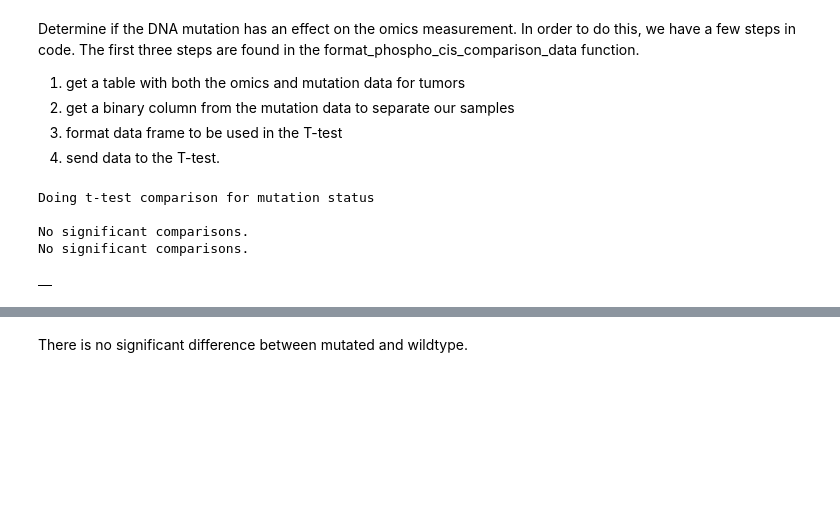
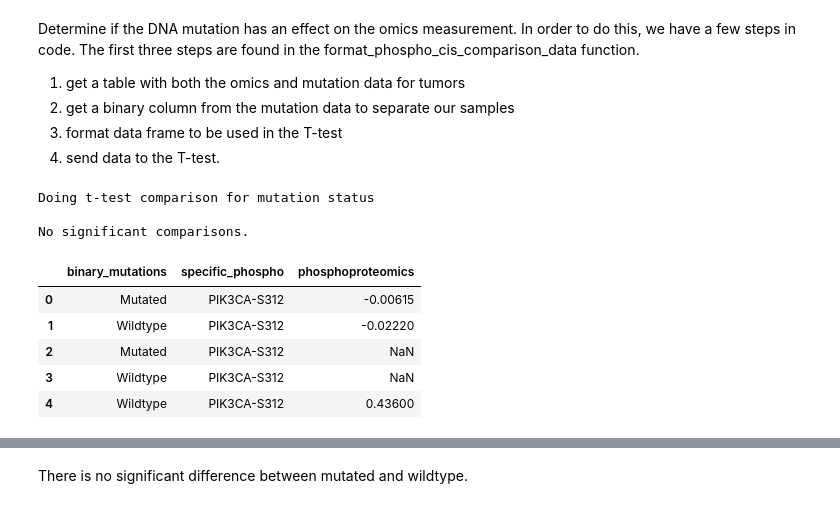
Before and after one commit to PayneLab/WhenMutationsMatter, a Jupyter notebook: Protein Notebooks/PIK3CA/PIK3CA_cis_phosphoproteomics .ipynb, the cells around one changed output, grey strips where cells are left out. Saved outputs shown, nothing was run; the diff lists cells and outputs as text; code cells hidden in the pictures; blank space fills up the shorter version.

```diff
--- a/Protein Notebooks/PIK3CA/PIK3CA_cis_phosphoproteomics .ipynb
+++ b/Protein Notebooks/PIK3CA/PIK3CA_cis_phosphoproteomics .ipynb
@@ -59,26 +59,6 @@ omics_and_mut['binary_mutations'] = omics_and_mut[gene+'_Mutation_Status'].apply
 
 # Step 3 - format for loop (only phospho)
 tumors = omics_and_mut.loc[omics_and_mut['Sample_Status'] == 'Tumor'] #drop Normal samples
-columns_to_drop = [gene+"_Mutation", gene+"_Location", gene+"_Mutation_Status", "Sample_Status", "binary_mutations"]
-only_phospho = tumors.drop(columns_to_drop, axis = 1)
+columns_to_drop = [gene+"_Mutation", gene+"_Location", gene+"_Mutation_Status", "Sample_Status"]
+binary_phospho = tumors.drop(columns_to_drop, axis = 1)
+only_phospho = binary_phospho.drop('binary_mutations', axis = 1)
-# %%
-print("Doing t-test comparison for mutation status\n")
-pval_df = pd.DataFrame()
-for col_label, content in only_phospho.items():
-    formatted_phospho_df = f.format_phospho_cis_comparison(en_object, 'phosphoproteomics', gene, col_label)
-
-    # check correctly formatted
-    check_binary = len(formatted_phospho_df['binary_mutations'].unique()) == 2
-    check_num_data = len(formatted_phospho_df.index) > 9 # (95 * .1) = 9.5
-    if check_num_data & check_binary:
-        omics_col_list = [col_label] #list of specific column label (for ttest)
-        significant_pval_results = al.wrap_ttest(formatted_phospho_df, 'binary_mutations', omics_col_list)
-        pval_df = pval_df.append(significant_pval_results, ignore_index = True)
-
-pval_df # print to see significant tests
-# %% [output]
-Doing t-test comparison for mutation status
-
-No significant comparisons.
-No significant comparisons.
-|  |
@@ -95,3 +65,28 @@ for phospho_name in phospho_list:
+# %%
+# Step 4 - T-test comparing means of mutated vs wildtype effect on cis omics
+print("Doing t-test comparison for mutation status\n")
+omics_col_list = list(only_phospho.columns)
+sig_pval_mut_status = al.wrap_ttest(binary_phospho, 'binary_mutations', omics_col_list)
+sig_pval_mut_status
+# %% [output]
+Doing t-test comparison for mutation status
+
+No significant comparisons.
+# %%
+# Create data frame with all significant phospho sites in order to graph
+phospho_list = list(only_phospho.columns)
+phospho_df = pd.melt(binary_phospho, id_vars = 'binary_mutations',
+            value_vars = phospho_list, var_name = 'specific_phospho', value_name = 'phosphoproteomics')
+phospho_df.replace(to_replace = '_phosphoproteomics', value = '',
+                        inplace = True, regex = True) # shorten column names
+phospho_df.head()
+# %% [output]
+|  | binary_mutations | specific_phospho | phosphoproteomics |
+| 0 | Mutated | PIK3CA-S312 | -0.00615 |
+| 1 | Wildtype | PIK3CA-S312 | -0.02220 |
+| 2 | Mutated | PIK3CA-S312 | NaN |
+| 3 | Wildtype | PIK3CA-S312 | NaN |
+| 4 | Wildtype | PIK3CA-S312 | 0.43600 |
 # %%
 # Step 5 - Create boxplot to compare wildtype and mutated effect on omics data
 plt.rcParams['figure.figsize']=(10,8) #size of plot
```
Also changed, not shown: parts of 9 cells of this notebook, 3 other files.
